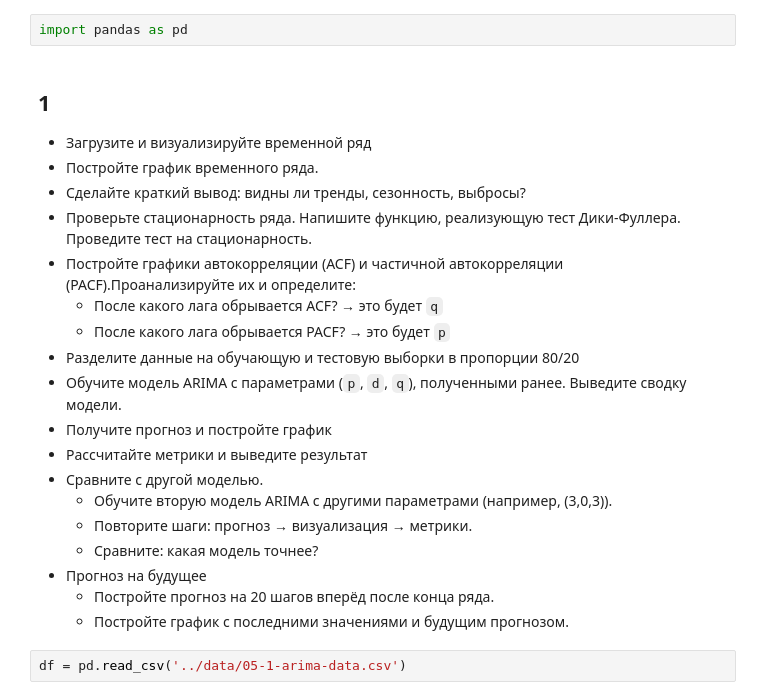
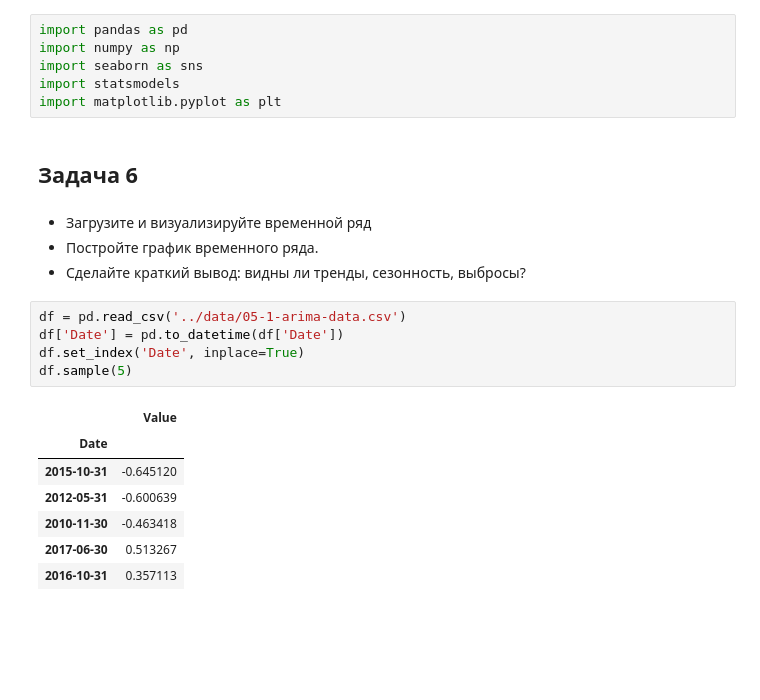
Before and after one commit to skv-analyst/study-timeseries-analysis-forecasting, a Jupyter notebook: notebooks/05-1-arima.ipynb, the cells around one changed output. Cells and saved outputs as stored; diff of their text form; blank space fills up the shorter version.

```diff
--- a/notebooks/05-1-arima.ipynb
+++ b/notebooks/05-1-arima.ipynb
@@ -1,24 +1,25 @@
 # %%
 import pandas as pd
+import numpy as np
+import seaborn as sns
+import statsmodels
+import matplotlib.pyplot as plt
 # %% [markdown]
-## 1
-- Загрузите и визуализируйте временной ряд
-- Постройте график временного ряда.
-- Сделайте краткий вывод: видны ли тренды, сезонность, выбросы?
-- Проверьте стационарность ряда. Напишите функцию, реализующую тест Дики-Фуллера. Проведите тест на стационарность.
-- Постройте графики автокорреляции (ACF) и частичной автокорреляции (PACF).Проанализируйте их и определите:
-    - После какого лага обрывается ACF? → это будет `q`
-    - После какого лага обрывается PACF? → это будет `p`
-- Разделите данные на обучающую и тестовую выборки в пропорции 80/20
-- Обучите модель ARIMA с параметрами (`p`, `d`, `q`), полученными ранее. Выведите сводку модели.
-- Получите прогноз и постройте график
-- Рассчитайте метрики и выведите результат
-- Сравните с другой моделью.
-    - Обучите вторую модель ARIMA с другими параметрами (например, (3,0,3)).
-    - Повторите шаги: прогноз → визуализация → метрики.
-    - Сравните: какая модель точнее?
-- Прогноз на будущее
-    - Постройте прогноз на 20 шагов вперёд после конца ряда.
-    - Постройте график с последними значениями и будущим прогнозом.
+## Задача 6
+# %% [markdown]
+- Загрузите и визуализируйте временной ряд
+- Постройте график временного ряда.
+- Сделайте краткий вывод: видны ли тренды, сезонность, выбросы?
 # %%
 df = pd.read_csv('../data/05-1-arima-data.csv')
+df['Date'] = pd.to_datetime(df['Date'])
+df.set_index('Date', inplace=True)
+df.sample(5)
+# %% [output]
+|  | Value |
+| Date |  |
+| 2015-10-31 | -0.645120 |
+| 2012-05-31 | -0.600639 |
+| 2010-11-30 | -0.463418 |
+| 2017-06-30 | 0.513267 |
+| 2016-10-31 | 0.357113 |
```
Also changed, not shown: parts of 18 cells of this notebook, 3 other files.
